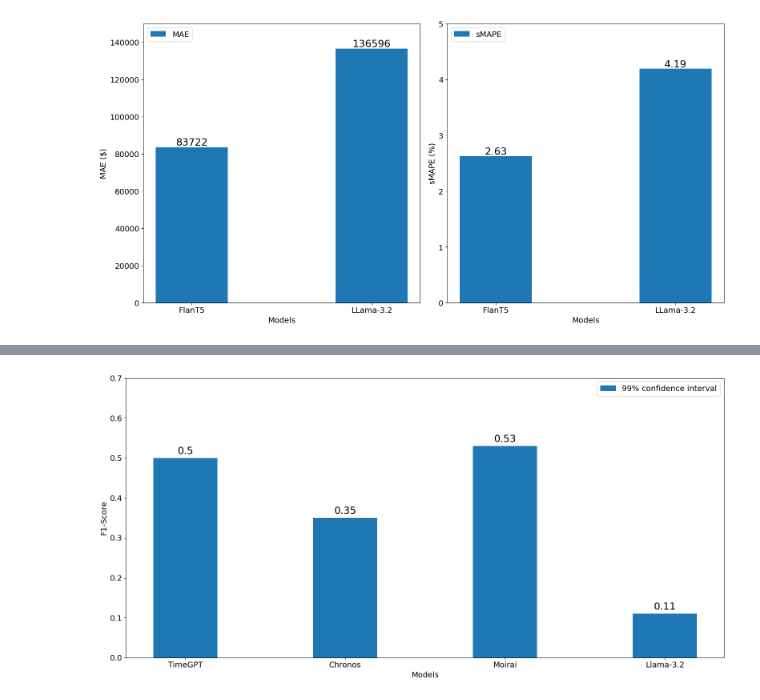
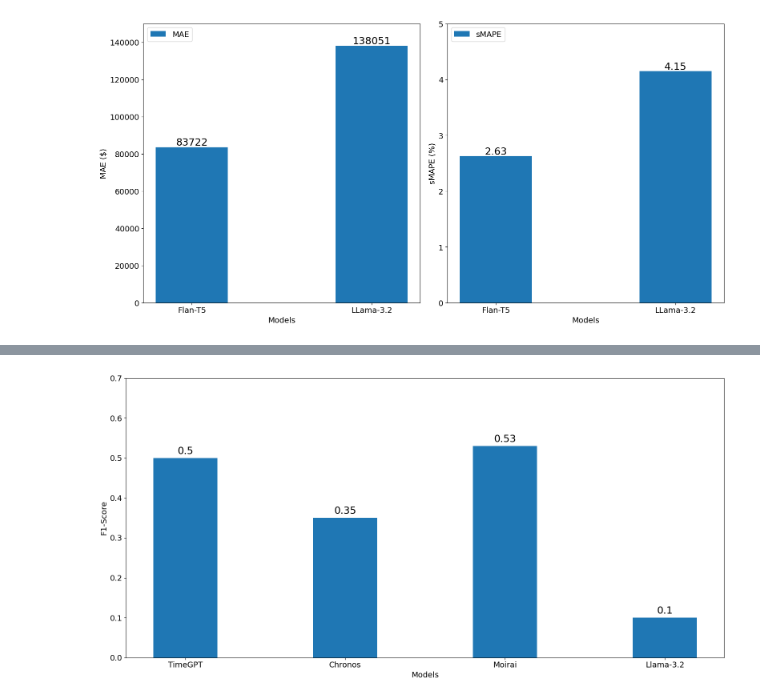
Before and after one commit to marcopeix/TimeSeriesForecastingUsingFoundationModels, a Jupyter notebook: CH08/CH08.ipynb, the cells around one changed output, grey strips where cells are left out. Saved outputs shown, nothing was run; the diff lists cells and outputs as text; code cells hidden in the pictures.

```diff
--- a/CH08/CH08.ipynb
+++ b/CH08/CH08.ipynb
@@ -187,8 +187,8 @@ for i, ax in enumerate(axes.flatten()):
     df = plot_df[plot_df['Store'] == i+1].iloc[-100:]
     preds_df = plot_preds_df[plot_preds_df['Store'] == i+1]
 
-    ax.plot(df['Date'], df['Weekly_Sales'])
-    ax.plot(preds_df['Date'], preds_df['FlanT5'], 'g--', label='FlanT5')
+    ax.plot(df['Date'], df['Weekly_Sales'], label='Actual')
+    ax.plot(preds_df['Date'], preds_df['FlanT5'], 'g--', label='Flan-T5')
     ax.legend()
     ax.set_title(f'Store {i+1}')
     ax.set_xlabel('Date')
@@ -196,5 +196,5 @@ for i, ax in enumerate(axes.flatten()):
 
 fig.autofmt_xdate()
 plt.tight_layout()
-plt.savefig("figures/CH08_codefig01.png", dpi=300)
+plt.savefig("figures/CH08_F03_peixeiro2.png", dpi=300)
 # %% [output]
@@ -667,8 +667,11 @@ def prompt_forecast(df,
 
     response_json = response.json()
     content = response_json['choices'][0]['message']['content']
-
-    preds = json.loads(content)
+    if content.startswith('[') and content.endswith(']'):
+        preds = json.loads(content)
+    else:
+        wrapped = f'[{content}]'
+        preds = json.loads(wrapped)
 
     return preds
 # %%
@@ -723,7 +726,7 @@ for i, ax in enumerate(axes.flatten()):
     df = plot_df[plot_df['Store'] == i+1].iloc[-100:]
     preds_df = plot_preds_df[plot_preds_df['Store'] == i+1]
 
-    ax.plot(df['Date'], df['Weekly_Sales'])
+    ax.plot(df['Date'], df['Weekly_Sales'], label='Actual')
     ax.plot(preds_df['Date'], preds_df['Llama'], 'g--', label='Llama')
     ax.legend()
     ax.set_title(f'Store {i+1}')
@@ -732,5 +735,5 @@ for i, ax in enumerate(axes.flatten()):
 
 fig.autofmt_xdate()
 plt.tight_layout()
-plt.savefig("figures/CH08_codefig04.png", dpi=300)
+plt.savefig("figures/CH08_F07_peixeiro2.png", dpi=300)
 # %% [output]
@@ -797,9 +800,9 @@ evaluation
 # %%
 fig, (ax1, ax2) = plt.subplots(nrows=1, ncols=2, figsize=(16,8))
 
-x = ['FlanT5', 'LLama-3.2']
-y_mae = [83722, 136596]
-y_smape = [2.63, 4.19]
+x = ['Flan-T5', 'LLama-3.2']
+y_mae = [83722, 138051]
+y_smape = [2.63, 4.15]
 
 ax1.bar(x, y_mae, width=0.4, label='MAE')
 ax1.set_xlabel('Models')
@@ -910,19 +916,18 @@ F1-Score: 0.11
 # %%
 fig, ax = plt.subplots(nrows=1, ncols=1, figsize=(16,8))
 
 x = ['TimeGPT', 'Chronos', 'Moirai', 'Llama-3.2']
-y = [0.50, 0.35, 0.53, 0.11]
+y = [0.50, 0.35, 0.53, 0.10]
 
-ax.bar(x, y, width=0.4, label='99% confidence interval')
+ax.bar(x, y, width=0.4)
 ax.set_xlabel('Models')
 ax.set_ylabel('F1-Score')
 ax.set_ylim(0,  0.7)
-ax.legend()
 
 for i, v in enumerate(y):
     ax.text(x=i, y=v+0.01, s=str(v), ha='center', fontsize=18)
 
 plt.tight_layout()
-plt.savefig("figures/CH08_codefig07.png", dpi=300)
+plt.savefig("figures/CH08_F11_peixeiro2.png", dpi=300)
 # %% [output]
-[figure, old version]
+[figure, new version]
```
Also changed, not shown: parts of 11 cells of this notebook.
